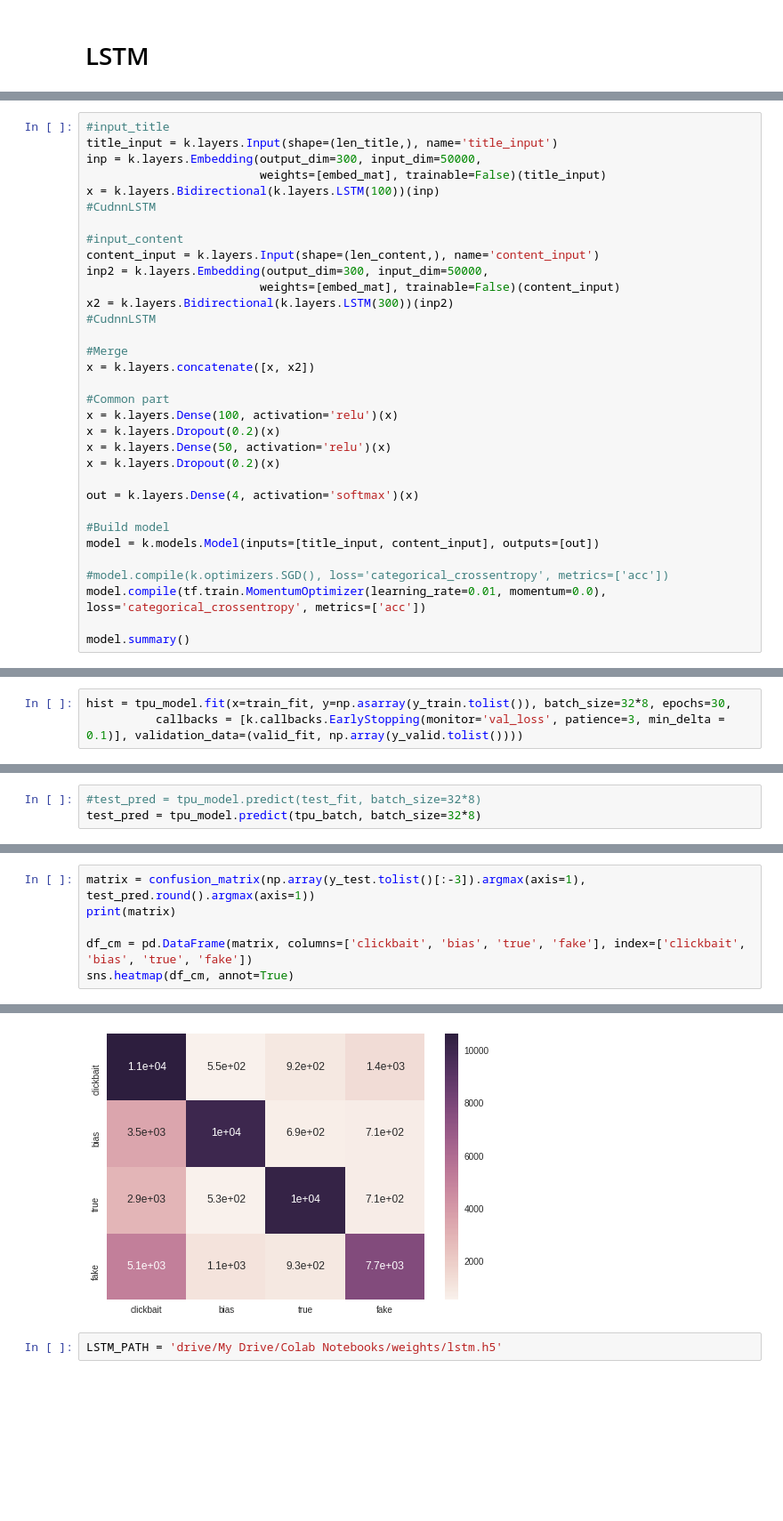
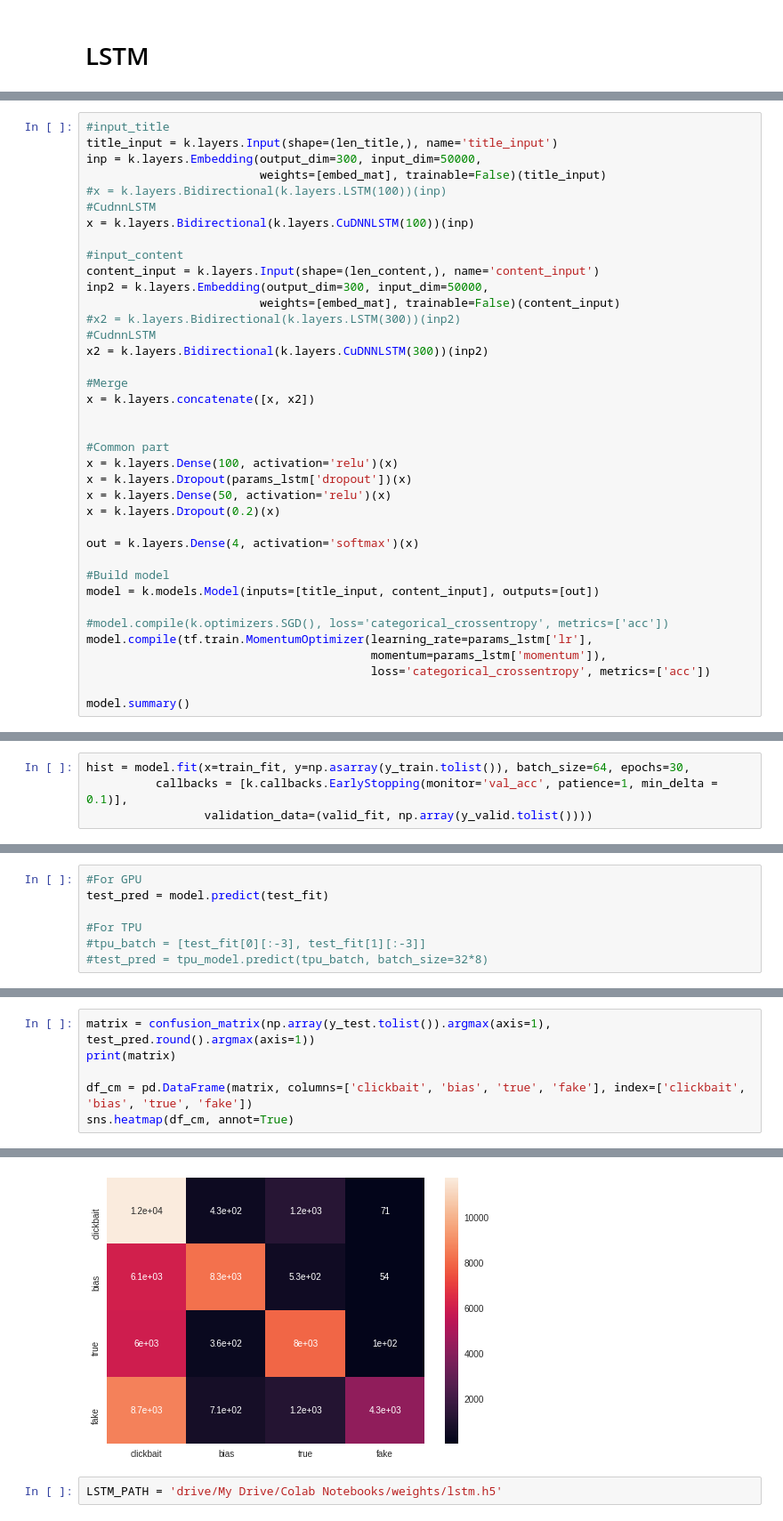
Before and after one commit to AIRLegend/fakenews, a Jupyter notebook: notebooks/Train_Google_Colab.ipynb, the cells around one changed output, grey strips where cells are left out. Shown: that part at 89% size. Drawn from its saved outputs; the diff is of its cells as text; blank space fills up the shorter version.

Commit message:
Trained Optimum CNN

```diff
--- a/notebooks/Train_Google_Colab.ipynb
+++ b/notebooks/Train_Google_Colab.ipynb
@@ -133,22 +153,25 @@ k.backend.clear_session()
 title_input = k.layers.Input(shape=(len_title,), name='title_input')
 inp = k.layers.Embedding(output_dim=300, input_dim=50000,
                          weights=[embed_mat], trainable=False)(title_input)
-x = k.layers.Bidirectional(k.layers.LSTM(100))(inp)
+#x = k.layers.Bidirectional(k.layers.LSTM(100))(inp)
 #CudnnLSTM
+x = k.layers.Bidirectional(k.layers.CuDNNLSTM(100))(inp)
 
 #input_content
 content_input = k.layers.Input(shape=(len_content,), name='content_input')
 inp2 = k.layers.Embedding(output_dim=300, input_dim=50000,
                          weights=[embed_mat], trainable=False)(content_input)
-x2 = k.layers.Bidirectional(k.layers.LSTM(300))(inp2)
+#x2 = k.layers.Bidirectional(k.layers.LSTM(300))(inp2)
 #CudnnLSTM
+x2 = k.layers.Bidirectional(k.layers.CuDNNLSTM(300))(inp2)
 
 #Merge
 x = k.layers.concatenate([x, x2])
 
+
 #Common part
 x = k.layers.Dense(100, activation='relu')(x)
-x = k.layers.Dropout(0.2)(x)
+x = k.layers.Dropout(params_lstm['dropout'])(x)
 x = k.layers.Dense(50, activation='relu')(x)
 x = k.layers.Dropout(0.2)(x)
 
@@ -158,7 +181,9 @@ out = k.layers.Dense(4, activation='softmax')(x)
 model = k.models.Model(inputs=[title_input, content_input], outputs=[out])
 
 #model.compile(k.optimizers.SGD(), loss='categorical_crossentropy', metrics=['acc'])
-model.compile(tf.train.MomentumOptimizer(learning_rate=0.01, momentum=0.0), loss='categorical_crossentropy', metrics=['acc'])
+model.compile(tf.train.MomentumOptimizer(learning_rate=params_lstm['lr'],
+                                         momentum=params_lstm['momentum']),
+                                         loss='categorical_crossentropy', metrics=['acc'])
 
 model.summary()
 # %% [output]
@@ -210,6 +235,7 @@ INFO:tensorflow:*** Available Device: _DeviceAttributes(/job:worker/replica:0/ta
 WARNING:tensorflow:tpu_model (from tensorflow.contrib.tpu.python.tpu.keras_support) is experimental and may change or be removed at any time, and without warning.
 # %%
-hist = tpu_model.fit(x=train_fit, y=np.asarray(y_train.tolist()), batch_size=32*8, epochs=30,
-          callbacks = [k.callbacks.EarlyStopping(monitor='val_loss', patience=3, min_delta = 0.1)], validation_data=(valid_fit, np.array(y_valid.tolist())))
+hist = model.fit(x=train_fit, y=np.asarray(y_train.tolist()), batch_size=64, epochs=30,
+          callbacks = [k.callbacks.EarlyStopping(monitor='val_acc', patience=1, min_delta = 0.1)],
+                 validation_data=(valid_fit, np.array(y_valid.tolist())))
 # %% [output]
 Train on 94319 samples, validate on 40423 samples
@@ -250,4 +271,8 @@ tpu_batch = [test_fit[0][:-3], test_fit[1][:-3]]
 # %%
-#test_pred = tpu_model.predict(test_fit, batch_size=32*8)
-test_pred = tpu_model.predict(tpu_batch, batch_size=32*8)
+#For GPU
+test_pred = model.predict(test_fit)
+
+#For TPU
+#tpu_batch = [test_fit[0][:-3], test_fit[1][:-3]]
+#test_pred = tpu_model.predict(tpu_batch, batch_size=32*8)
 # %%
@@ -272,5 +297,5 @@ weighted avg       0.80      0.61      0.69     57744
 # %%
-matrix = confusion_matrix(np.array(y_test.tolist()[:-3]).argmax(axis=1), test_pred.round().argmax(axis=1))
+matrix = confusion_matrix(np.array(y_test.tolist()).argmax(axis=1), test_pred.round().argmax(axis=1))
 print(matrix)
 
 df_cm = pd.DataFrame(matrix, columns=['clickbait', 'bias', 'true', 'fake'], index=['clickbait', 'bias', 'true', 'fake'])
@@ -283,5 +308,5 @@ sns.heatmap(df_cm, annot=True)
 <matplotlib.axes._subplots.AxesSubplot at 0x...>
-[figure, old version]
+[figure, new version]
 # %%
 LSTM_PATH = 'drive/My Drive/Colab Notebooks/weights/lstm.h5'
 # %%
```
Also changed, not shown: parts of 27 cells of this notebook.
